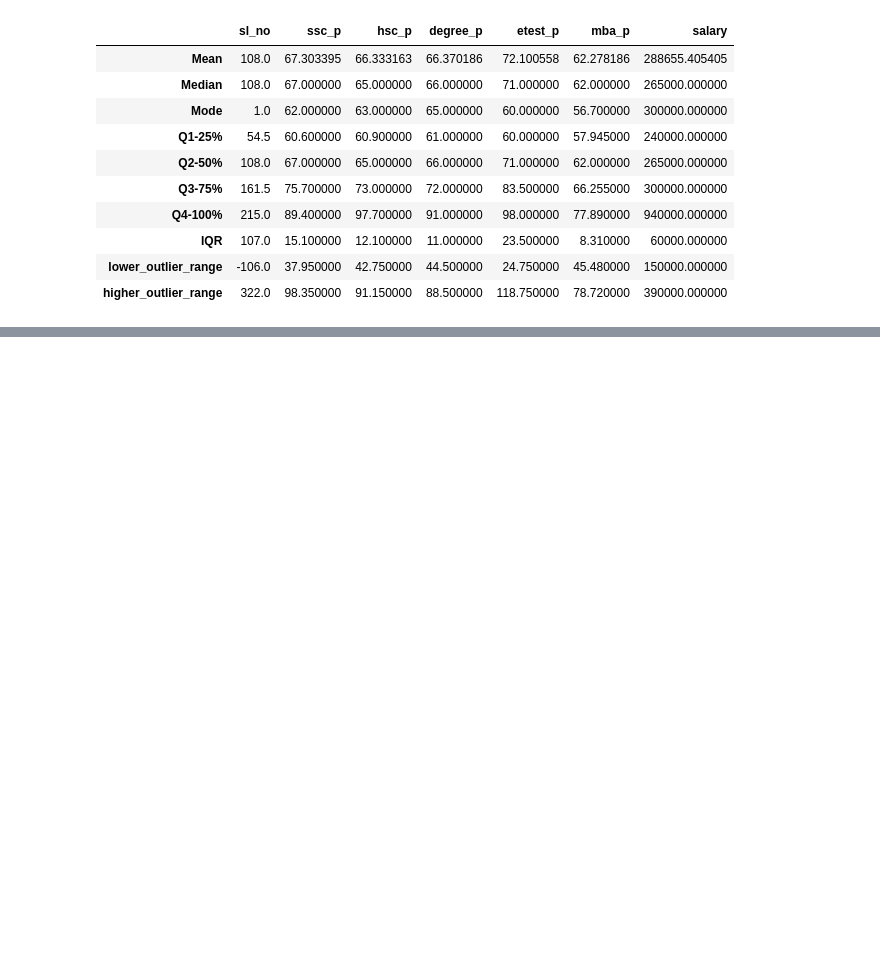
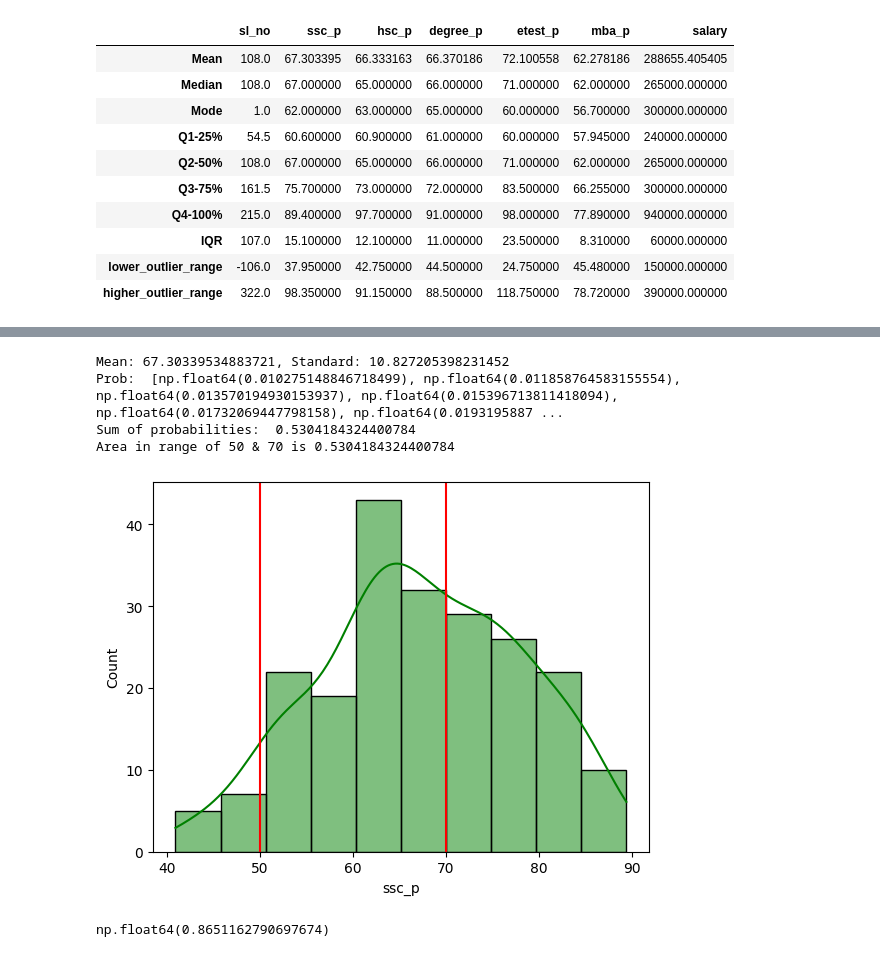
Before and after one commit to praveenronnie/Datascience, a Jupyter notebook: qual_quan.ipynb, the cells around one changed output, grey strips where cells are left out. Cells and saved outputs as stored; diff of their text form; code cells hidden in the pictures; blank space fills up the shorter version.

```diff
--- a/qual_quan.ipynb
+++ b/qual_quan.ipynb
@@ -178,0 +263,6 @@ pd.DataFrame(calculations)
+# %%
+# merging and rearranging dataframe
+
+df_list = [dataset.select_dtypes(include="string"), num_columns]
+new_dataset = pd.concat(df_list, axis=1)
+new_dataset
@@ -178,0 +294,51 @@ pd.DataFrame(calculations)
+# %%
+def pdf(dataset, start, end):
+
+    # Plot histogram with KDE curve
+    # Histogram shows frequency distribution
+    # KDE shows smooth probability density curve
+    sns.histplot(dataset, kde=True, color="Green")
+
+    # Draw vertical boundary lines for the given range
+    plt.axvline(start, color="Red")  # Left boundary
+    plt.axvline(end, color="Red")  # Right boundary
+
+    sample = dataset
+    mean = sample.mean()
+    sd = sample.std()
+
+    print(f"Mean: {mean}, Standard Deviation: {sd}")
+
+    # Create a normal distribution object
+    # This assumes the dataset follows a normal distribution
+    distribution = norm(mean, sd)
+
+    #  Generate values within the specified range
+    values = [value for value in range(start, end)]
+
+    #  Calculate PDF (probability density) for each value
+    # PDF gives height of the curve at each point
+    prob = [distribution.pdf(value) for value in values]
+    print("PDF values: ", prob)
+
+    # Approximate total probability in the given range
+    probabilities = sum(prob)
+
+    print("Sum of PDF values (approx area): ", probabilities)
+    print(f"Area in range of {start} & {end} is {probabilities}")
+
+
+pdf(new_dataset["ssc_p"], 50, 70)
+# %% [output]
+Mean: 67.30339534883721, Standard: 10.827205398231452
+Prob:  [np.float64(0.010275148846718499), np.float64(0.011858764583155554), np.float64(0.013570194930153937), np.float64(0.015396713811418094), np.float64(0.01732069447798158), np.float64(0.0193195887 ...
+Sum of probabilities:  0.5304184324400784
+Area in range of 50 & 70 is 0.5304184324400784
+[figure, added]
+# %%
+from statsmodels.distributions.empirical_distribution import ECDF
+
+ecfd = ECDF(new_dataset['ssc_p'])
+ecfd(80)
+# %% [output]
+np.float64(0.8651162790697674)
```
Also changed, not shown: parts of 12 cells of this notebook, 1 other file.
